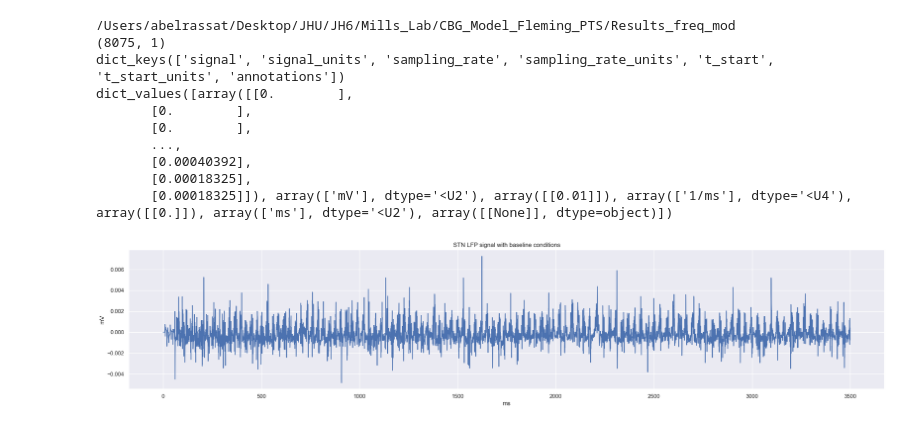
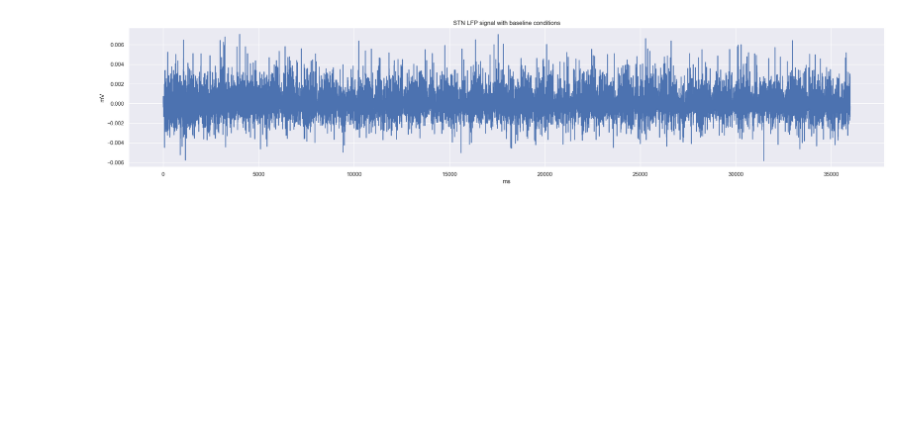
Before and after one commit to abelrassat7421/CBG_Model_Fleming_PTS, a Jupyter notebook: Results_freq_mod/plot_LFP.ipynb, the cells around one changed output. Saved outputs shown, nothing was run; the diff lists cells and outputs as text; code cells hidden in the pictures; blank space fills up the shorter version.

```diff
--- a/Results_freq_mod/plot_LFP.ipynb
+++ b/Results_freq_mod/plot_LFP.ipynb
@@ -28,8 +28,8 @@ def make_beta_cheby1_filter(fs, n, rp, low, high):
 
     return b, a
 
+def filter_lfp(lfp_signal, beta_b, beta_a):
 
-def filter_lfp(lfp_signal, beta_b, beta_a):
     """Filter lfp_signal
 
     Inputs:
@@ -47,46 +47,36 @@ def filter_lfp(lfp_signal, beta_b, beta_a):
     #avg_beta_power = np.mean(lfp_beta_signal_rectified[-2 * tail_length : -tail_length])
 
     return lfp_beta_signal
+
+def load_stn_lfp(
+        dir: Path,
+        start_time: float,
+        tot_time: float
+        ) -> tuple[np.ndarray, dict]:
+    '''Reads STN LFP data from a .mat file
+    Modifications have been made for input parameters
+    start_time instead of stead_state_time and
+    total_time (stead_state_time + sim_time) instead of
+    sim_time'''
+    lfp_file = sio.loadmat(dir / 'STN_LFP.mat')
+    segments, _, _ = lfp_file['block'][0, 0]
+    segment = mat_to_dict(segments[0, 0][0, 0])
+    lfp = mat_to_dict(segment['analogsignals'][0, 0][0, 0])
+    lfp_t = np.linspace(start_time , tot_time, len(lfp['signal']))
+    return lfp_t, lfp
-# %%
-def load_stn_lfp(
-        dir: Path,
-        steady_state_time: float,
-        sim_time: float
-        ) -> tuple[np.ndarray, dict]:
-    '''Reads STN LFP data from a .mat file'''
-    lfp_file = sio.loadmat(dir / 'STN_LFP.mat')
-    segments, _, _ = lfp_file['block'][0, 0]
-    segment = mat_to_dict(segments[0, 0][0, 0])
-    lfp = mat_to_dict(segment['analogsignals'][0, 0][0, 0])
-    lfp_t = np.linspace(steady_state_time, sim_time, len(lfp['signal']))
-    return lfp_t, lfp
 # %%
 # Plotting results from the zero controler configuration
-dir = Path('../Results')
-print(os.getcwd())
-lfp_t, lfp = load_stn_lfp(dir, 0, 3500)
-print(lfp["signal"].shape)
-print(lfp.keys())
-print(lfp.values())
+dir = Path('../Results_30s/RESULTS_baseline_30s')
+lfp_t, lfp = load_stn_lfp(dir, 0, 36000)
 
 plt.figure(figsize=(27, 5))
 plt.plot(lfp_t, lfp["signal"][:,0])
 plt.xlabel('ms')
 plt.ylabel('mV')
 plt.title('STN LFP signal with baseline conditions')
 plt.show()
 # %% [output]
-/Users/abelrassat/Desktop/JHU/JH6/Mills_Lab/CBG_Model_Fleming_PTS/Results_freq_mod
-(8075, 1)
-dict_keys(['signal', 'signal_units', 'sampling_rate', 'sampling_rate_units', 't_start', 't_start_units', 'annotations'])
-dict_values([array([[0.        ],
-       [0.        ],
-       [0.        ],
-       ...,
-       [0.00040392],
-       [0.00018325],
-       [0.00018325]]), array(['mV'], dtype='<U2'), array([[0.01]]), array(['1/ms'], dtype='<U4'), array([[0.]]), array(['ms'], dtype='<U2'), array([[None]], dtype=object)])
-[figure, old version]
+[figure, new version]
 # %%
 rec_sampling_interval = 0.5 #in milliseconds
 fs = 1000.0 / rec_sampling_interval
```
Also changed, not shown: parts of 10 cells of this notebook, 4 other files.
